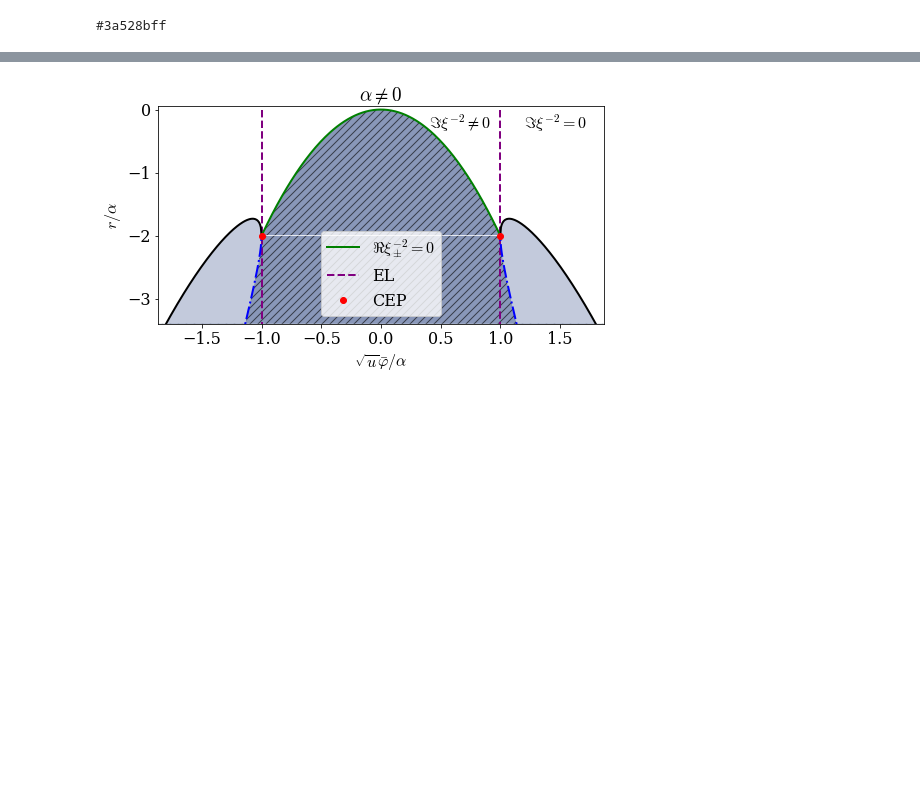
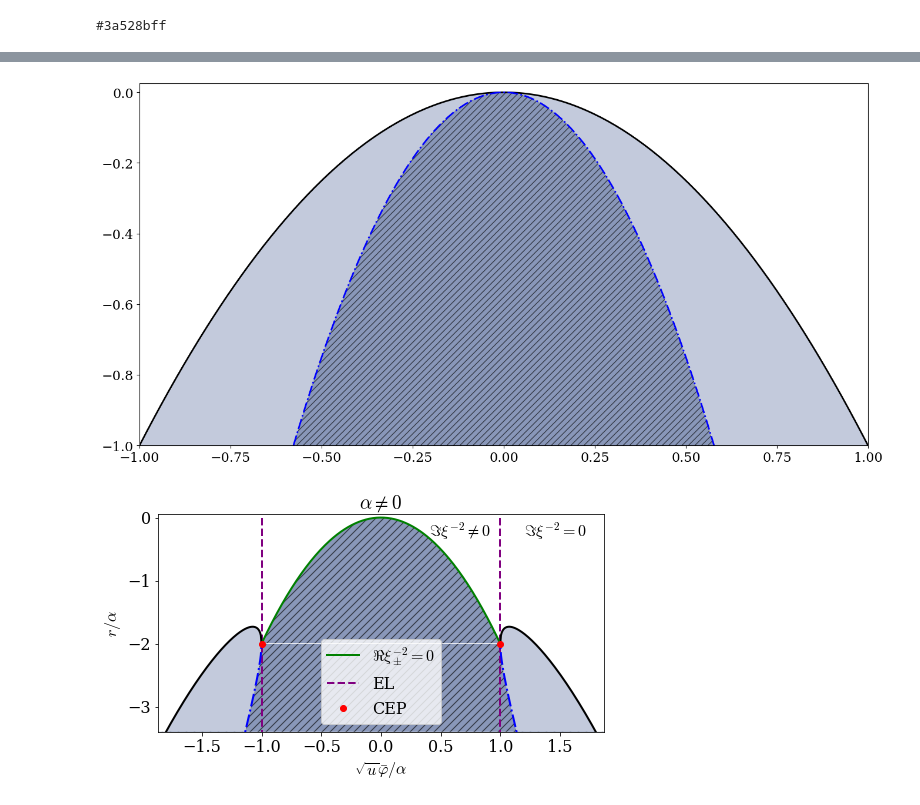
Before and after one commit to martkjoh/NRCH, a Jupyter notebook: done/phase_diag_2d.ipynb, the cells around one changed output, grey strips where cells are left out. Drawn from its saved outputs; the diff is of its cells as text; code cells hidden in the pictures; blank space fills up the shorter version.

```diff
--- a/done/phase_diag_2d.ipynb
+++ b/done/phase_diag_2d.ipynb
@@ -111,3 +111,28 @@ fig.savefig('fig/l4.pdf',bbox_inches='tight')
+# %%
+fig, ax = plt.subplots(figsize=(16,8))
+
+
+k = 1/np.sqrt(3)
+N = 200
+x = np.linspace(-1, 1, N)
+x2 = np.linspace(-k, k, N)
+r1 = - x**2
+r2 = - 3 * x**2
+
+ax.plot(x, r1, "k-")
+ax.plot(x2, -3*x2**2, "b-.")
+
+ax.fill_between(x2,-3*x2**2,-1, color=color, alpha=0.6, hatch='///', linewidth=0.0, edgecolor='#00000000')
+ax.fill_between(x,r1,np.maximum(-np.ones_like(r2), r2), color=color, alpha=0.3, linewidth=0.0)
+
+ax.set_ylim(-1, 0.025)
+ax.set_xlim(-1, 1)
+
+
+fig.savefig('fig/tst2.pdf',bbox_inches='tight')
+plt.show()
+# %% [output]
+[figure, added]
 # %%
 fig, ax = plt.subplots(figsize=(8,4))
 
```
Also changed, not shown: parts of 2 cells of this notebook, 53 other files.
